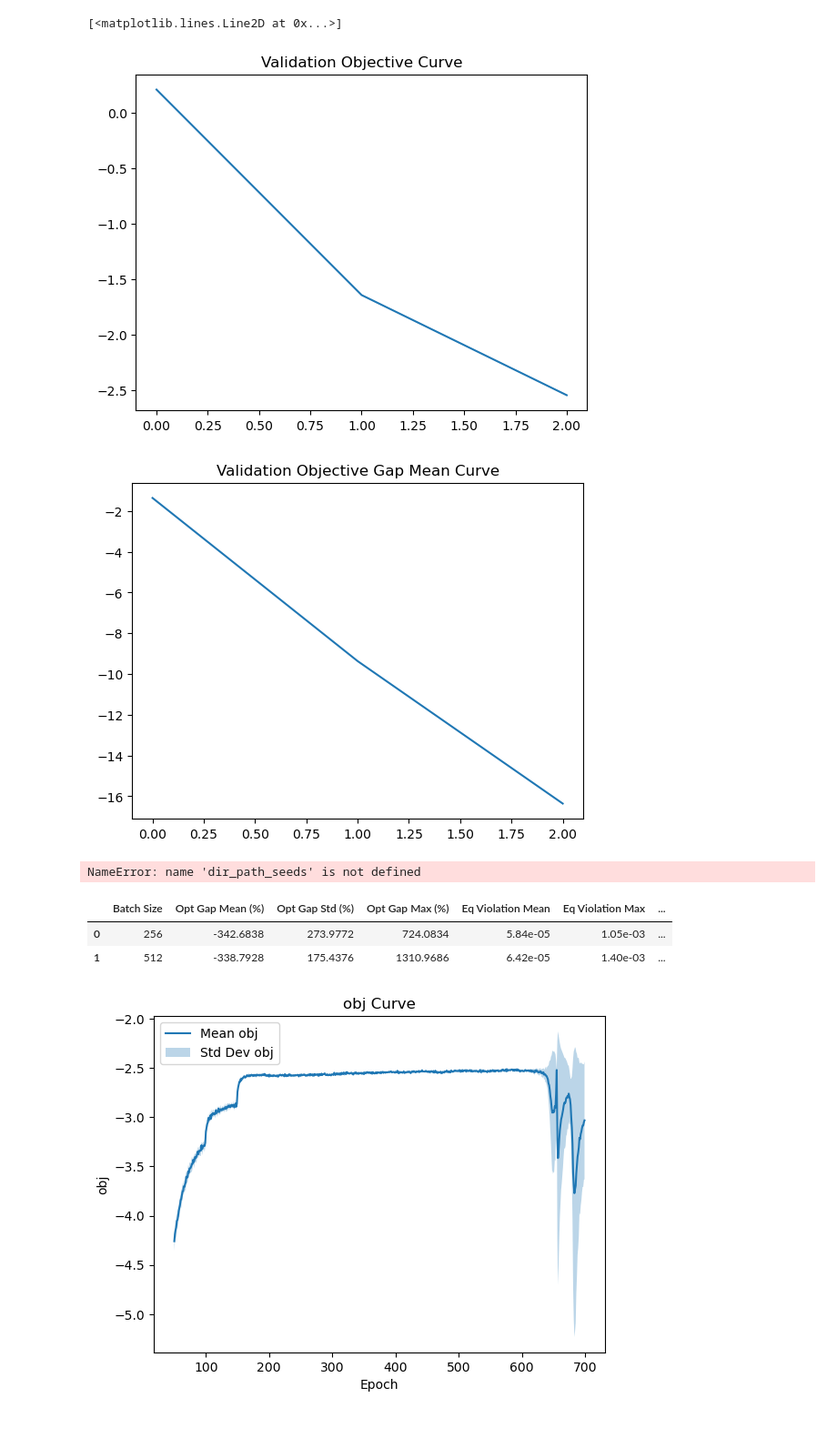
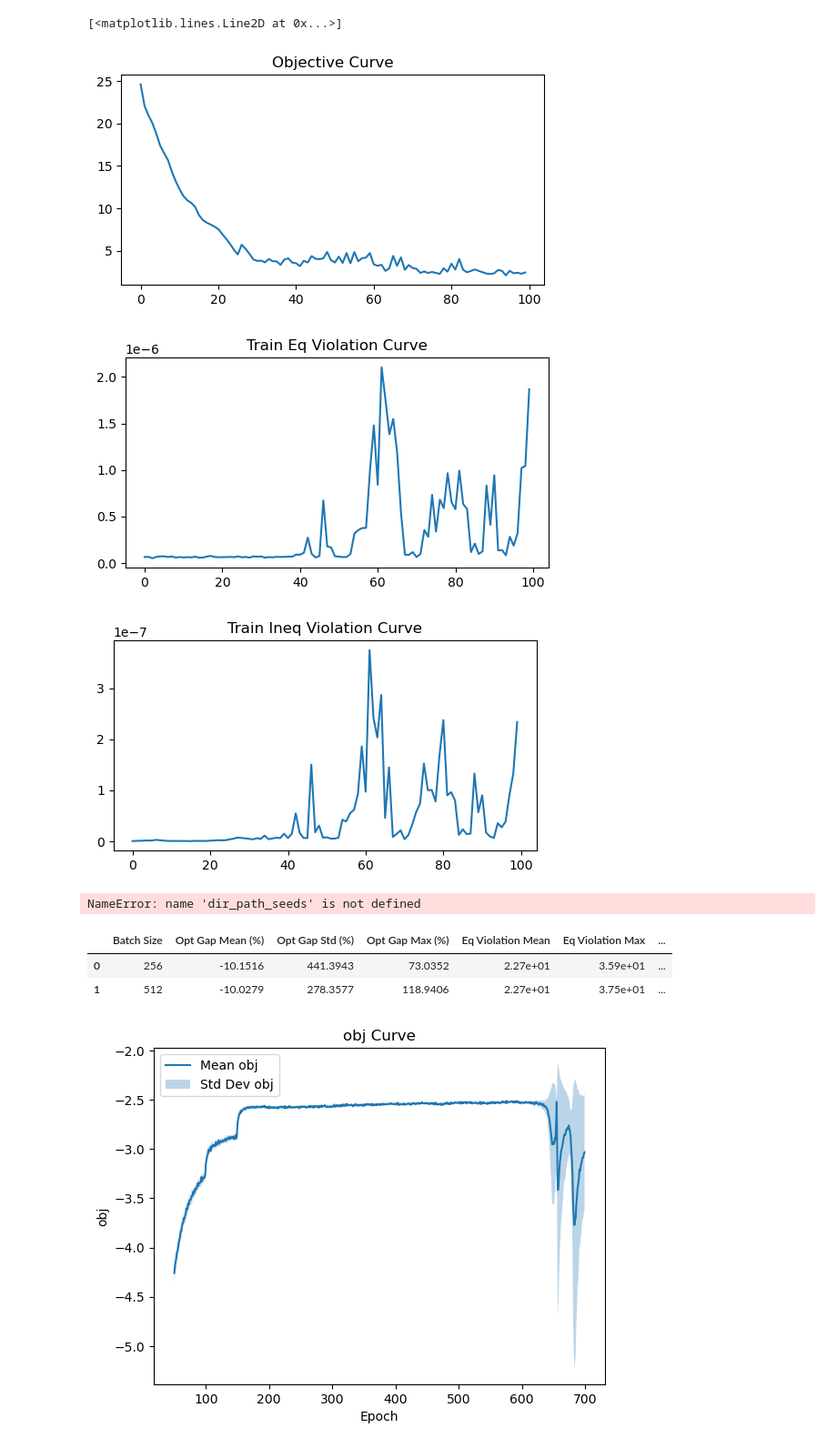
Before and after one commit to xkhainguyen/FSNet, a Jupyter notebook: results/get_results.ipynb, the cells around one changed output. Shown at 91% size. Cells and saved outputs as stored; diff of their text form; code cells hidden in the pictures.

```diff
--- a/results/get_results.ipynb
+++ b/results/get_results.ipynb
@@ -24,7 +24,7 @@ def load_results(file_path):
         return None
 # %%
 rel_path = "/mnt/home/khain/FSNet/"
-dir_path = "results/nonsmooth_nonconvex/socp/SOCPProblem-100-50-50-10000/20251006-095455_MLP_FSNet_seed2_dropout0.1_finetune_20251006-074528_model_900/results.pkl"
+dir_path = "results/nonsmooth_nonconvex/socp/SOCPProblem-100-50-50-10000/20251010-104034_MLP_FSNet_seed0_dropout0.1_finetune_20251010-085026_model_40/results.pkl"
 
 results = load_results(rel_path + dir_path)
 # %%
@@ -96,35 +96,29 @@ def get_val_metrics(results):
 # %%
 train_metrics = get_train_metrics(results)
 
+start = 0
+end = 200
+
 # plt.figure()
 # plt.title('Train Loss Curve')
-# plt.plot(train_metrics['loss'][100:], label='Train Loss')
+# plt.plot(train_metrics['loss'][start:end], label='Train Loss')
 
-# plt.figure()
-# plt.title('Objective Curve')
-# plt.plot(train_metrics['obj'][500:], label='Train Loss')
+plt.figure(figsize=(6, 3))
+plt.title('Objective Curve')
+plt.plot(train_metrics['obj'][start:end], label='Train Loss')
 
-# plt.figure()
-# plt.title('Train Eq Violation Curve')
-# plt.plot(train_metrics['eq_violation'][500:], label='Train Eq Violation')
+plt.figure(figsize=(6, 3))
+plt.title('Train Eq Violation Curve')
+plt.plot(train_metrics['eq_violation'][start:end], label='Train Eq Violation')
 
-# plt.figure()
-# plt.title('Train Ineq Violation Curve')
-# plt.plot(train_metrics['ineq_violation'][500:], label='Train Ineq Violation')
-
-val_metrics = get_val_metrics(results)
-
-plt.figure()
-plt.title('Validation Objective Curve')
-plt.plot(val_metrics['objective'], label='Val Objective')
-
-plt.figure()
-plt.title('Validation Objective Gap Mean Curve')
-plt.plot(val_metrics['opt_gap_mean'], label='Val Objective Gap Mean')
+plt.figure(figsize=(6, 3))
+plt.title('Train Ineq Violation Curve')
+plt.plot(train_metrics['ineq_violation'][start:end], label='Train Ineq Violation')
 # %% [output]
 [<matplotlib.lines.Line2D at 0x...>]
-[figure, old version]
+[figure, new version]
-[figure, old version]
+[figure, new version]
+[figure, added]
 # %%
 def get_train_metrics_stats(dir_path_seeds):
     num_seeds = len(dir_path_seeds)
@@ -225,8 +219,8 @@ df_readable_styled = df_readable.style.set_properties(**{'text-align': 'center'}
 display(df_readable_styled)
 # %% [output]
 |  | Batch Size | Opt Gap Mean (%) | Opt Gap Std (%) | Opt Gap Max (%) | Eq Violation Mean | Eq Violation Max | ... |
-| 0 | 256 | -342.6838 | 273.9772 | 724.0834 | 5.84e-05 | 1.05e-03 | ... |
-| 1 | 512 | -338.7928 | 175.4376 | 1310.9686 | 6.42e-05 | 1.40e-03 | ... |
+| 0 | 256 | -10.1516 | 441.3943 | 73.0352 | 2.27e+01 | 3.59e+01 | ... |
+| 1 | 512 | -10.0279 | 278.3577 | 118.9406 | 2.27e+01 | 3.75e+01 | ... |
 # %%
 # multiple seeds
 dir_path_seeds = [
```
Also changed, not shown: 7 other files.
